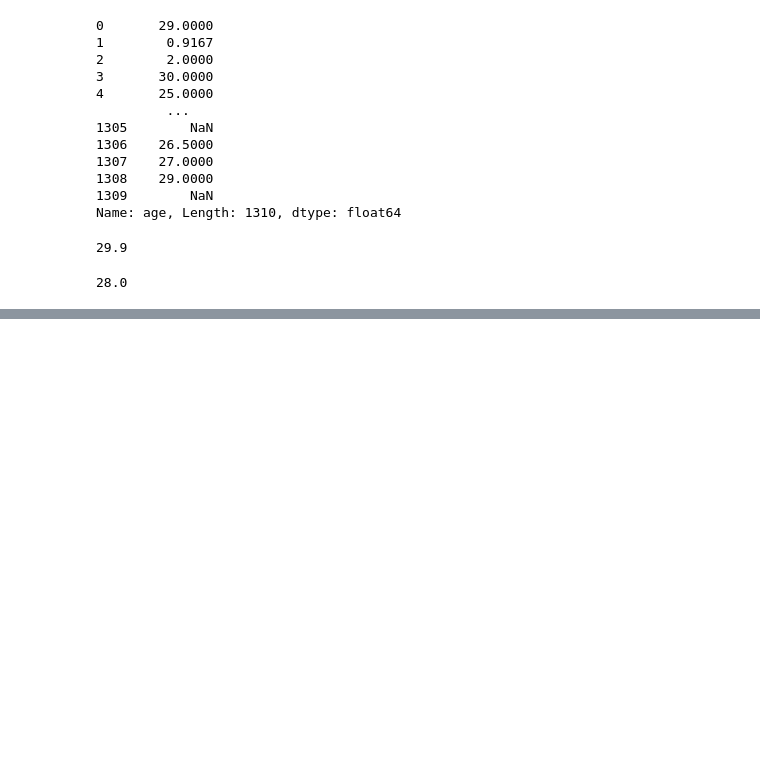
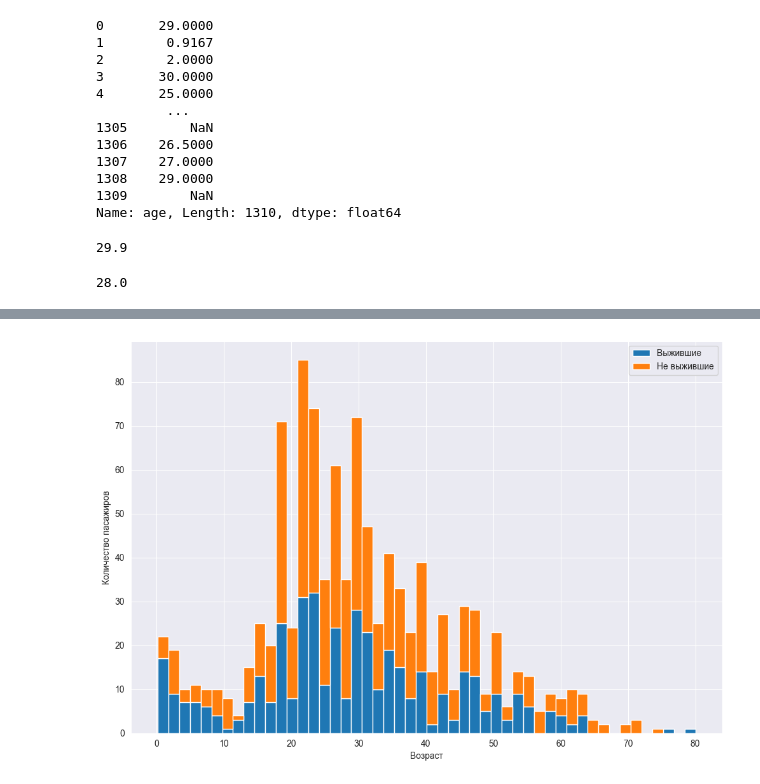
Before and after one commit to AlekseyKhaleev/MachineLearning, a Jupyter notebook: source/ML_LAB1.ipynb, the cells around one changed output, grey strips where cells are left out. Cells and saved outputs as stored; diff of their text form; code cells hidden in the pictures; blank space fills up the shorter version.

```diff
--- a/source/ML_LAB1.ipynb
+++ b/source/ML_LAB1.ipynb
@@ -101,0 +113,12 @@ Text(0, 0.5, 'Density')
+# %%
+survived = df[df['survived'] == 1]['age'].dropna().sort_values()
+not_survived = df[df['survived'] == 0]['age'].dropna().sort_values()
+
+plt.figure(figsize=(12, 8))
+plt.hist([survived, not_survived], bins=50, stacked=True, label=['Выжившие', 'Не выжившие'], histtype='barstacked')
+plt.xlabel('Возраст')
+plt.ylabel('Количество пасажиров')
+plt.legend()
+plt.show()
+# %% [output]
+[figure, added]
```
Also changed, not shown: parts of 14 cells of this notebook.
